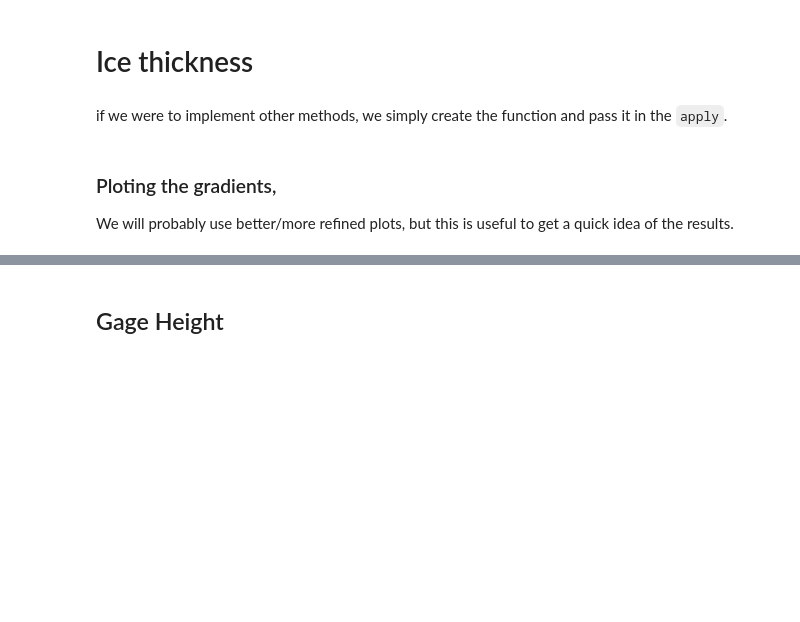
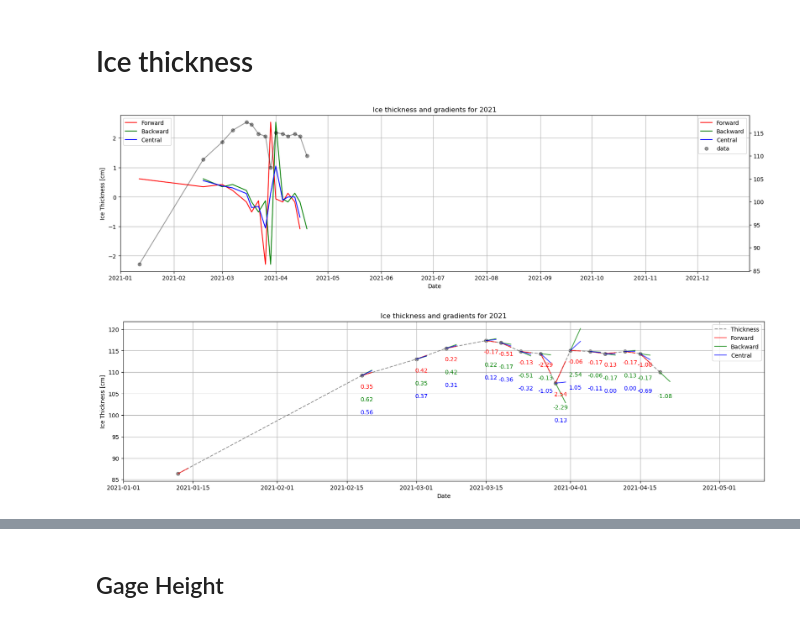
Before and after one commit to iceclassic/mude, a Jupyter notebook: book/Q1-Content/w3_gradient.ipynb, the cells around one changed output, grey strips where cells are left out. Cells and saved outputs as stored; diff of their text form; code cells hidden in the pictures; blank space fills up the shorter version.

Commit message:
added gradient function

```diff
--- a/book/Q1-Content/w3_gradient.ipynb
+++ b/book/Q1-Content/w3_gradient.ipynb
@@ -99,13 +279,13 @@ def finite_differences(series):
 # %% [markdown]
 # Ice thickness
 # %%
+
 Ice_thickness=Data['IceThickness [cm]']
-Ice_thickness=Ice_thickness.dropna(inplace=False) # drop the missing values
-
-result = Ice_thickness.groupby(Ice_thickness.index.year).apply(lambda x: finite_differences(x))
-result = result.reset_index(level=0, drop=True)
+Ice_thickness=Ice_thickness.dropna(inplace=False)
+result = Ice_thickness.groupby(Ice_thickness.index.year,group_keys=True).apply(lambda x: finite_differences(x)).reset_index(level=0, drop=True)
+plot_gradients_and_thickness(result, Ice_thickness, 2021,Title='Ice thickness and gradients for 2021',ylabel='Ice Thickness [cm]')
+plot_gradients_and_thickness(result, Ice_thickness, 2021,plot_gradient_as_slope=True,xlim=['01/01', '05/10'],
+                             Title='Ice thickness and gradients for 2021',ylabel='Ice Thickness [cm]')
+# %% [output]
+[figure, added]
+[figure, added]
-# %% [markdown]
-if we were to implement other methods, we simply create the function and  pass  it in the `apply`.
-# %% [markdown]
-### Ploting the gradients,
- We will probably use better/more refined plots, but this is useful to get a quick idea of the results.
```
Also changed, not shown: parts of 13 cells of this notebook, 1 other file.
